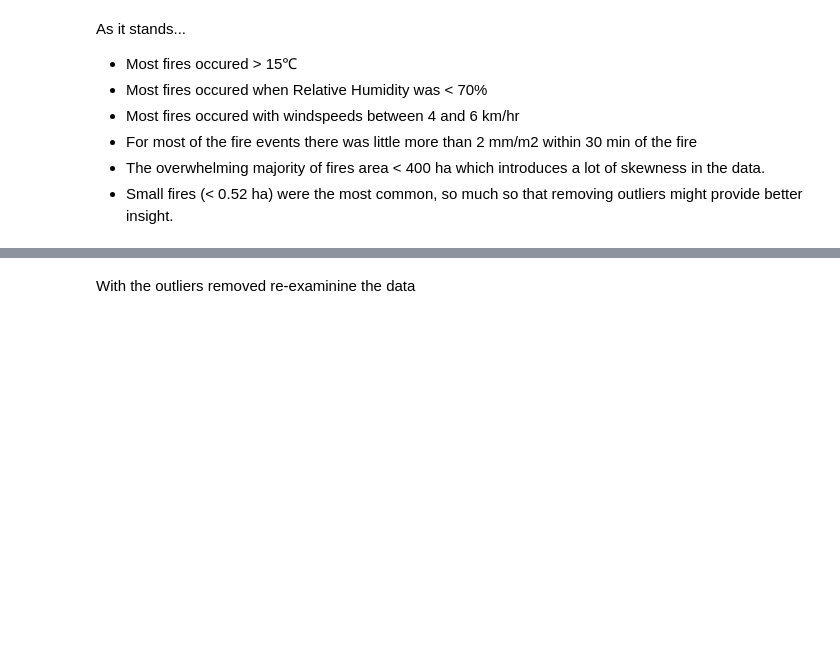
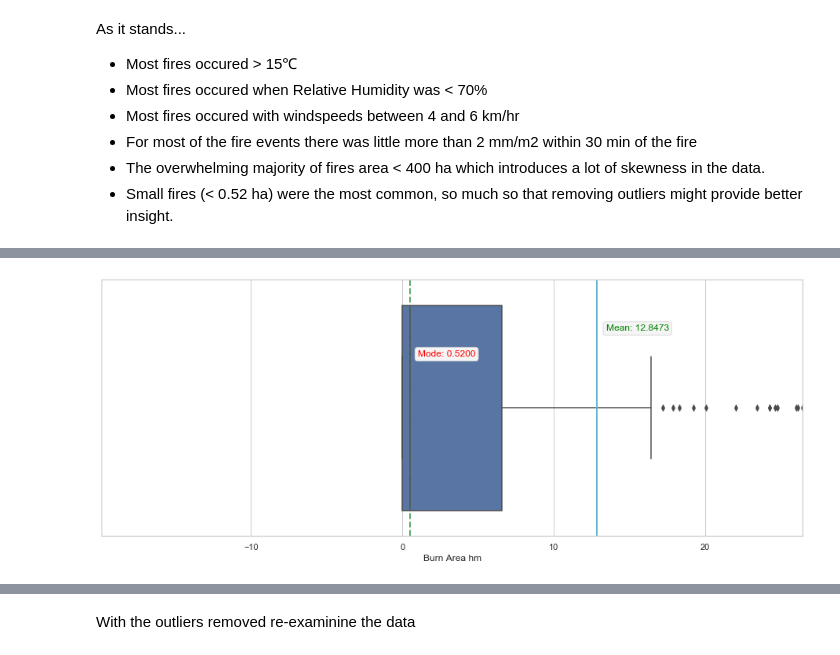
Before and after one commit to johnebehr/thinkful, a Jupyter notebook: capstone1.ipynb, the cells around one changed output, grey strips where cells are left out. Drawn from its saved outputs; the diff is of its cells as text; code cells hidden in the pictures; blank space fills up the shorter version.

```diff
--- a/capstone1.ipynb
+++ b/capstone1.ipynb
@@ -295,0 +130,99 @@ forest_fires2 = forest_fires[forest_fires['area']<16.425]
+# %%
+# Determine summary statistics for the burn area variable
+# Burn Area
+min_burn_area = forest_fires['area'].min()
+max_burn_area = forest_fires['area'].max()
+range_burn_area = max_burn_area - min_burn_area
+
+quartile_dict = forest_fires['area'].quantile([0.25,0.5,0.75]).to_dict()
+iqr_burn_area = quartile_dict[0.75] - quartile_dict[0.25]
+min_burn_area_fence = quartile_dict[0.25] - (iqr_burn_area*1.5)
+max_burn_area_fence = quartile_dict[0.75] + (iqr_burn_area*1.5)
+mode_burn_area = forest_fires['area'].mode()
+mode_fire_size = forest_fires['fire_size'].mode()
+outlier_count = forest_fires[forest_fires['area']>max_burn_area_fence]['area'].count()
+outlier_percentage = outlier_count/forest_fires['area'].count()
+
+plt.figure(figsize=(16,6))
+
+sns.set(style="whitegrid")
+ax = sns.boxplot(x=forest_fires['area'])
+ax.set(xlim=(min_burn_area_fence-10, max_burn_area_fence+10))
+ax.set(xlabel='Burn Area hm')
+
+plt.axvline(quartile_dict[0.50], color='g', linestyle='dashed', linewidth=2)
+plt.text((quartile_dict[0.50])+0.5, -0.2, f"Mode: {quartile_dict[0.50]:.4f}", rotation=0, fontdict=dict(color='red'),
+         bbox=dict(boxstyle='round',ec='gainsboro',fc='whitesmoke'))
+
+plt.axvline(forest_fires['area'].mean(), color='c', linestyle='solid', linewidth=2)
+plt.text((forest_fires['area'].mean())+0.6, -0.3, f"Mean: {forest_fires['area'].mean():.4f}", rotation=0, fontdict=dict(color='green'),
+         bbox=dict(boxstyle='round',ec='gainsboro',fc='whitesmoke'))
+
+plt.show()
+
+
+md(f"""
+<p>
+As presented the the data is heavily skewed to small fire sizes with 12% of fire events constituting the set of outliers.
+In an effort to normalize the data I used a 1.5x multiplier applied the Inter Quartile Range to establish an upper range limit.
+The table below summerizes the the data used establish the box plot above.
+</p>
+<p>
+    <table>
+        <tr>
+            <td>Min Burn Area</td>
+            <td>{min_burn_area}</td>
+        </tr>
+        <tr>
+            <td>Max Burn Area</td>
+            <td>{max_burn_area}</td>
+        </tr>
+        <tr>
+            <td>Burn Area Mode</td>
+            <td>{mode_burn_area[0]}</td>
+        </tr>
+        <tr>
+            <td>Fire Size Mode</td>
+            <td>{mode_fire_size[0]}</td>
+        </tr>
+        <tr>
+           <td>Burn Area Range</td>
+           <td>{range_burn_area}</td>
+        </tr>
+        <tr>
+            <td>Q1</td>
+            <td>{quartile_dict[0.25]}</td>
+        </tr>
+        <tr>
+            <td>Q2 (Median)</td>
+            <td>{quartile_dict[0.50]}</td>
+        </tr>
+        <tr>
+            <td>Q3</td>
+            <td>{quartile_dict[0.75]}</td>
+        </tr>
+        <tr>
+            <td>IQR</td>
+            <td>{iqr_burn_area}</td>
+        </tr>
+        <tr>
+            <td>Min Burn Area Fence</td>
+            <td>{min_burn_area_fence}</td>
+        </tr>
+        <tr>
+            <td>Max Burn Area Fence</td>
+            <td>{max_burn_area_fence}</td>
+        </tr>
+        <tr>
+            <td>Outlier Count</td>
+            <td>{outlier_count}</td>
+        </tr>
+        <tr>
+            <td>Outlier Percentage</td>
+            <td>{outlier_percentage:.0%}</td>
+        </tr>
+    </table>
+</p>
+""")
+# %% [output]
+[figure, added]
```
Also changed, not shown: parts of 6 cells of this notebook.
